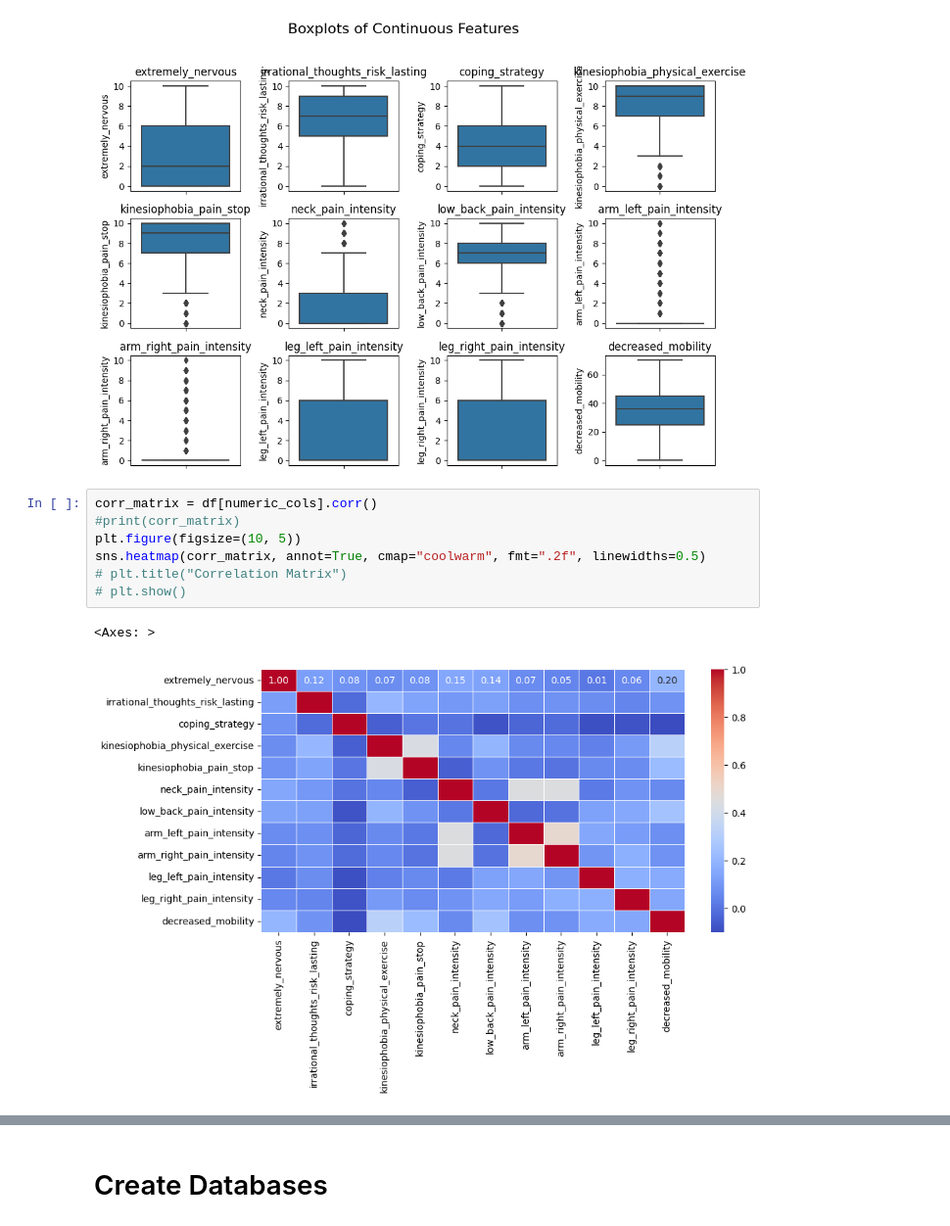
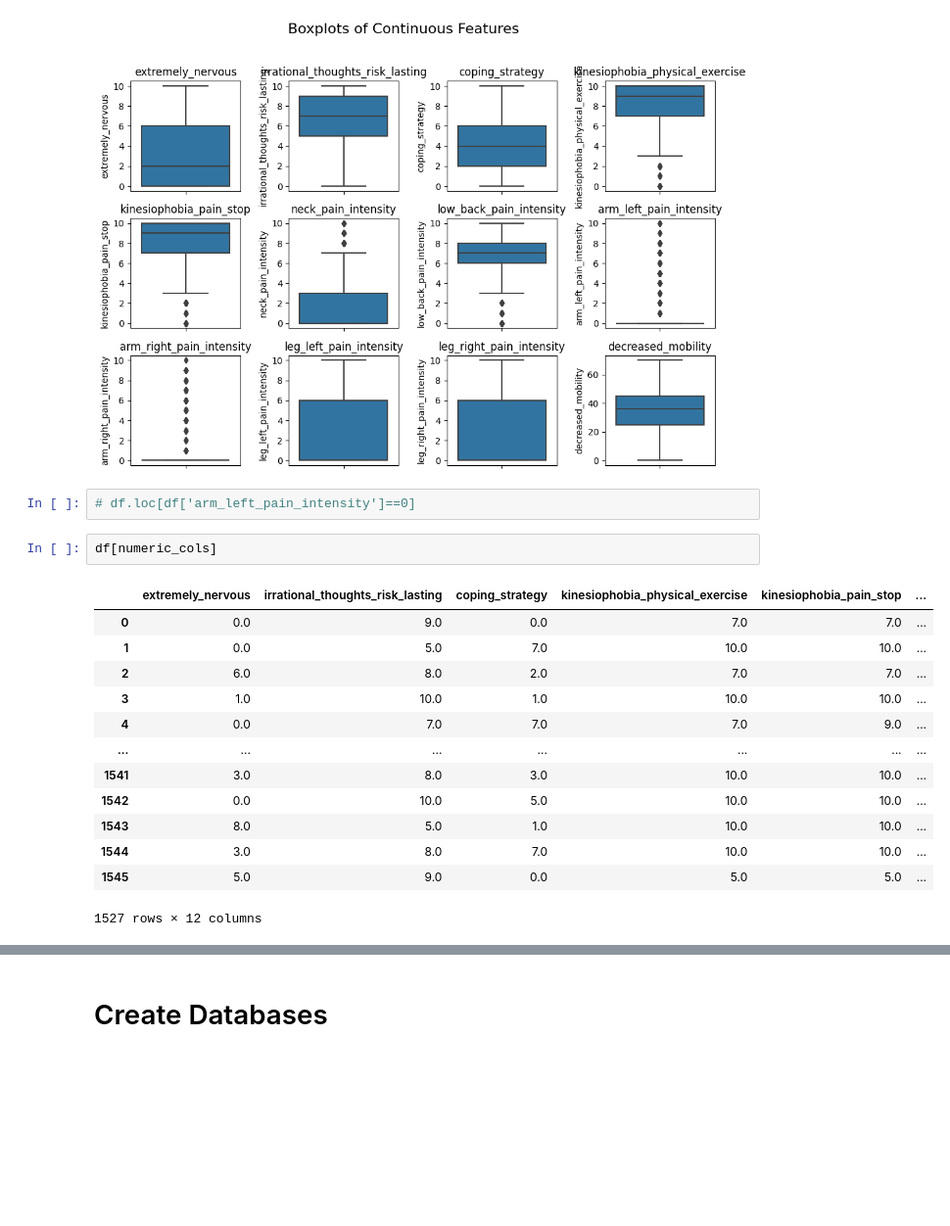
Before and after one commit to mard4/data-science, a Jupyter notebook: project/data_exploration.ipynb, the cells around one changed output, grey strips where cells are left out. Shown at 98% size. Cells and saved outputs as stored; diff of their text form; blank space fills up the shorter version.

```diff
--- a/project/data_exploration.ipynb
+++ b/project/data_exploration.ipynb
@@ -504,13 +504,21 @@ plt.show()
 # %% [output]
 [figure]
 [figure]
-# %%
-corr_matrix = df[numeric_cols].corr()
-#print(corr_matrix)
-plt.figure(figsize=(10, 5))
-sns.heatmap(corr_matrix, annot=True, cmap="coolwarm", fmt=".2f", linewidths=0.5)
-# plt.title("Correlation Matrix")
-# plt.show()
-# %% [output]
-<Axes: >
-[figure, removed]
+# %%
+# df.loc[df['arm_left_pain_intensity']==0]
+# %%
+df[numeric_cols]
+# %% [output]
+|  | extremely_nervous | irrational_thoughts_risk_lasting | coping_strategy | kinesiophobia_physical_exercise | kinesiophobia_pain_stop | ... |
+| 0 | 0.0 | 9.0 | 0.0 | 7.0 | 7.0 | ... |
+| 1 | 0.0 | 5.0 | 7.0 | 10.0 | 10.0 | ... |
+| 2 | 6.0 | 8.0 | 2.0 | 7.0 | 7.0 | ... |
+| 3 | 1.0 | 10.0 | 1.0 | 10.0 | 10.0 | ... |
+| 4 | 0.0 | 7.0 | 7.0 | 7.0 | 9.0 | ... |
+| ... | ... | ... | ... | ... | ... | ... |
+| 1541 | 3.0 | 8.0 | 3.0 | 10.0 | 10.0 | ... |
+| 1542 | 0.0 | 10.0 | 5.0 | 10.0 | 10.0 | ... |
+| 1543 | 8.0 | 5.0 | 1.0 | 10.0 | 10.0 | ... |
+| 1544 | 3.0 | 8.0 | 7.0 | 10.0 | 10.0 | ... |
+| 1545 | 5.0 | 9.0 | 0.0 | 5.0 | 5.0 | ... |
+1527 rows × 12 columns
```
Also changed, not shown: parts of 9 cells of this notebook.
